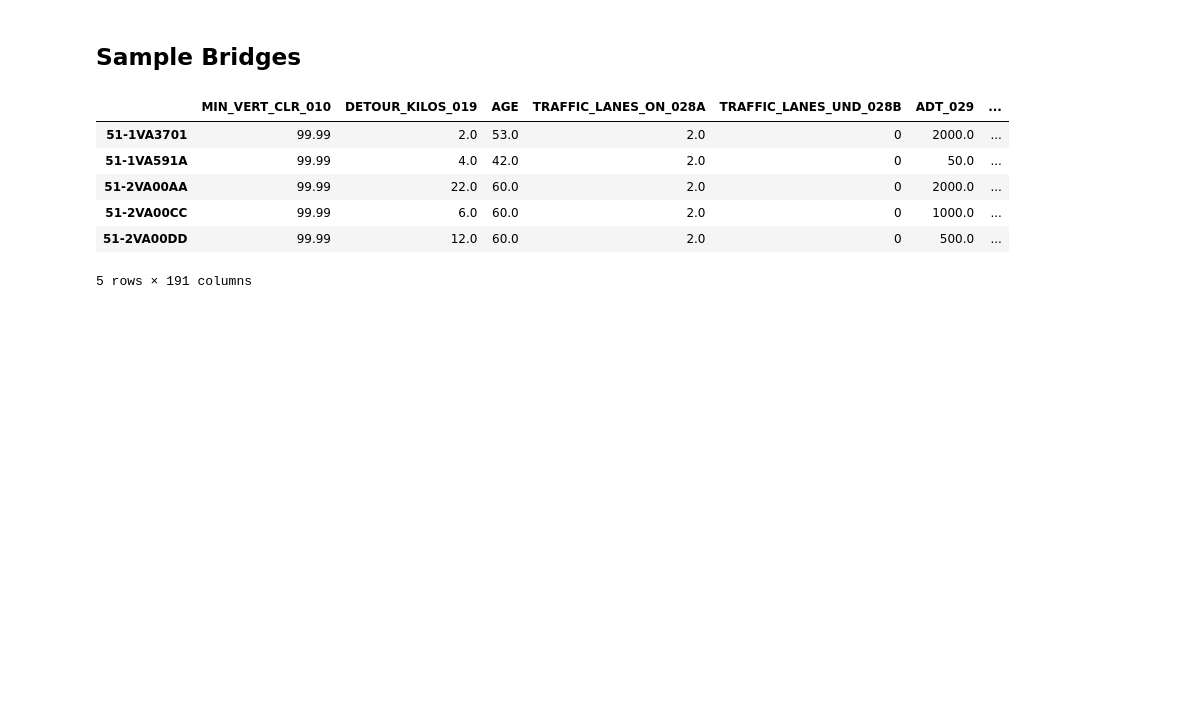
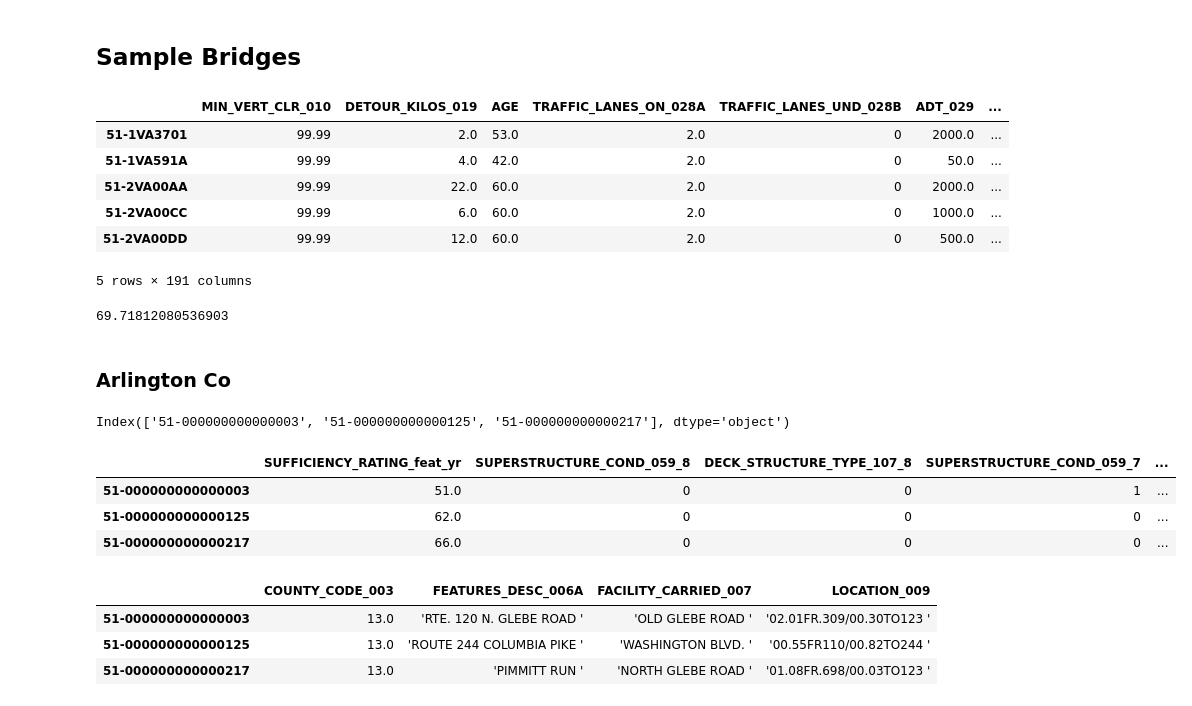
Before and after one commit to kevscon/bridge-ratings, a Jupyter notebook: results.ipynb, the cells around one changed output. Cells and saved outputs as stored; diff of their text form; code cells hidden in the pictures; blank space fills up the shorter version.

```diff
--- a/results.ipynb
+++ b/results.ipynb
@@ -263,3 +263,33 @@ X.head()
 | 51-2VA00CC | 99.99 | 6.0 | 60.0 | 2.0 | 0 | 1000.0 | ... |
 | 51-2VA00DD | 99.99 | 12.0 | 60.0 | 2.0 | 0 | 500.0 | ... |
 5 rows × 191 columns
+# %%
+# average sufficiency rating
+avg_SR = X['SUFFICIENCY_RATING_feat_yr'].mean()
+avg_SR
+# %% [output]
+69.71812080536903
+# %% [markdown]
+### Arlington Co
+# %%
+# arlington co bridges
+ar_co = br_id[br_id['COUNTY_CODE_003'] == 13].index
+# %%
+ar_br = y.loc[ar_co, :][y.loc[ar_co, :][1] == 'poor'].index
+ar_br
+# %% [output]
+Index(['51-000000000000003', '51-000000000000125', '51-000000000000217'], dtype='object')
+# %%
+X.loc[ar_br, :][feat_df.index]
+# %% [output]
+|  | SUFFICIENCY_RATING_feat_yr | SUPERSTRUCTURE_COND_059_8 | DECK_STRUCTURE_TYPE_107_8 | SUPERSTRUCTURE_COND_059_7 | ... |
+| 51-000000000000003 | 51.0 | 0 | 0 | 1 | ... |
+| 51-000000000000125 | 62.0 | 0 | 0 | 0 | ... |
+| 51-000000000000217 | 66.0 | 0 | 0 | 0 | ... |
+# %%
+br_id.loc[ar_br, :]
+# %% [output]
+|  | COUNTY_CODE_003 | FEATURES_DESC_006A | FACILITY_CARRIED_007 | LOCATION_009 |
+| 51-000000000000003 | 13.0 | 'RTE. 120 N. GLEBE ROAD ' | 'OLD GLEBE ROAD ' | '02.01FR.309/00.30TO123 ' |
+| 51-000000000000125 | 13.0 | 'ROUTE 244 COLUMBIA PIKE ' | 'WASHINGTON BLVD. ' | '00.55FR110/00.82TO244 ' |
+| 51-000000000000217 | 13.0 | 'PIMMITT RUN ' | 'NORTH GLEBE ROAD ' | '01.08FR.698/00.03TO123 ' |
```
Also changed, not shown: parts of 15 cells of this notebook.
